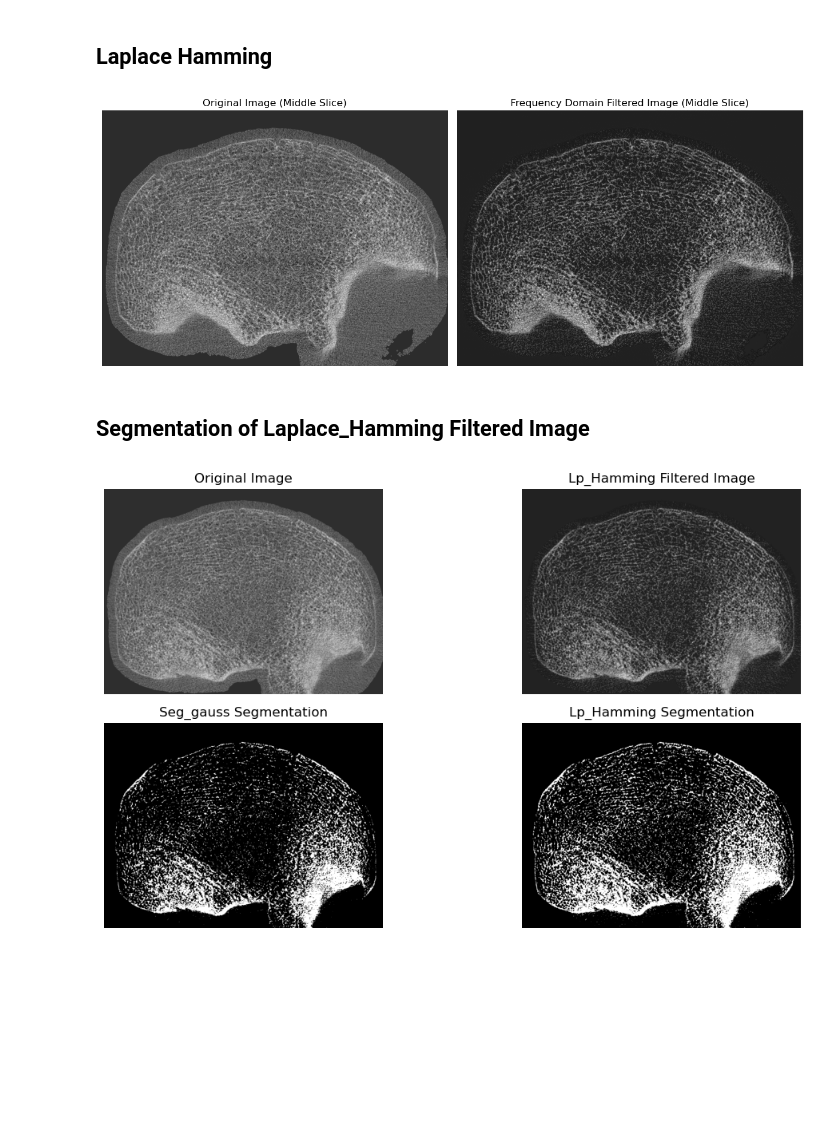
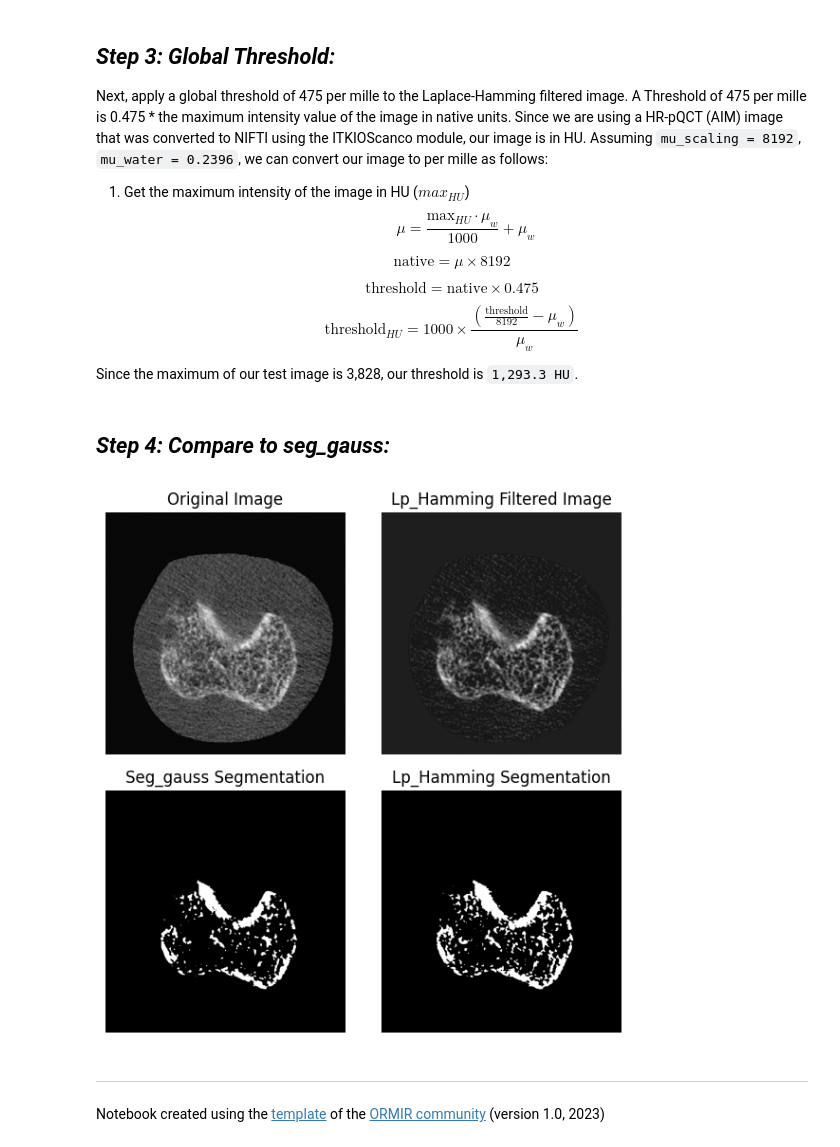
Before and after one commit to ORMIR-XCT/ORMIR_XCT, a Jupyter notebook: examples/Laplace_Hamming_Filter.ipynb, the cells around one changed output. Saved outputs shown, nothing was run; the diff lists cells and outputs as text; code cells hidden in the pictures; blank space fills up the shorter version.

Commit message:
Updated LH notebook

```diff
--- a/examples/Laplace_Hamming_Filter.ipynb
+++ b/examples/Laplace_Hamming_Filter.ipynb
@@ -35,5 +49,3 @@ sitk::ERROR: The file "D:\OneDrive - University of Calgary\DYNACT2\models\DYNACT
 # %%
-masked = sitk.Mask(image, peri)
-ipl_mask = gauss_seg(masked, 1170, 10000)
-ipl_mask_np = sitk.GetArrayFromImage(ipl_mask)
+lh_image_np = fft_laplace_hamming(gray_img_np, laplace_epsilon=0.45, lp_cut_off_freq=0.3, hamming_amp=1.0)
 # %%
@@ -60,2 +72,24 @@ plt.show()
 # %% [markdown]
-## Laplace Hamming
+<a name="seg"></a>
+## *Step 3: Global Threshold:*
+
+Next, apply a global threshold of 475 per mille to the Laplace-Hamming filtered image. A Threshold of 475 per mille is 0.475 * the maximum intensity value of the image in native units. Since we are using a HR-pQCT (AIM) image that was converted to NIFTI using the ITKIOScanco module, our image is in HU. Assuming `mu_scaling = 8192`, `mu_water = 0.2396`, we can convert our image to per mille as follows:
+
+1. Get the maximum intensity of the image in HU ($max_{HU}$)
+$$
+\mu = \frac{\text{max}_{HU} \cdot \mu_w}{1000} + \mu_w
+$$
+
+$$
+\text{native} = \mu \times 8192
+$$
+
+$$
+\text{threshold} = \text{native} \times 0.475
+$$
+
+$$
+\text{threshold}_{HU} = 1000 \times \frac{\left(\frac{\text{threshold}}{8192} - \mu_w\right)}{\mu_w}
+$$
+
+Since the maximum of our test image is 3,828, our threshold is `1,293.3 HU`.
@@ -145,23 +96,9 @@ filtered_image_np = fft_laplace_hamming(image_np, 0.45, 0.3, 1.0)
 # %%
-slice_index = image_np.shape[0] // 2
+lh_image = sitk.GetImageFromArray(lh_image_np)
+lh_image.CopyInformation(gray_img)
 
-plt.figure(figsize=(12, 6))
-
-# Plot the original image slice
-plt.subplot(1, 2, 1)
-plt.imshow(image_np[slice_index, :, :], cmap="gray")
-plt.title("Original Image (Middle Slice)")
-plt.axis("off")
-
-# Plot the filtered image slice
-plt.subplot(1, 2, 2)
-plt.imshow(filtered_image_np[slice_index, :, :], cmap="gray")
-plt.title("Frequency Domain Filtered Image (Middle Slice)")
-plt.axis("off")
-
-plt.tight_layout()
-plt.show()
+lh_seg = sitk.BinaryThreshold(lh_image, 1293, 10000, 1, 0)
+lh_seg_np = sitk.GetArrayFromImage(lh_seg)
-# %% [output]
-[figure, removed]
 # %% [markdown]
-## Segmentation of Laplace_Hamming Filtered Image
+<a name="compare"></a>
+## *Step 4: Compare to seg_gauss:*
@@ -179,33 +105,42 @@ sitk.WriteImage(seg, 'C:\\Users\\micha\\Desktop\\image_lh_seg.nii')
+# %%
+ipl_mask = seg_gauss(gray_img, 1170, 10000, value_in_range=1, value_outside_range=0,
+                     sigma=0.8, support=1, use_image_spacing=False)
+ipl_mask_np = sitk.GetArrayFromImage(ipl_mask)
 # %%
-slice_index = (image_np.shape[0] // 2)-25
+slice_index = (gray_img_np.shape[0] // 2)-25
 
-plt.figure(figsize=(12, 6))
+plt.figure(figsize=(6, 6))
 
 # Plot the original image slice
 plt.subplot(2, 2, 1)
-plt.imshow(image_np[slice_index, :, :], cmap="gray")
+plt.imshow(gray_img_np[slice_index, :, :], cmap="gray")
 plt.title("Original Image")
 plt.axis("off")
 
 # Plot the seg_gauss image
 plt.subplot(2, 2, 2)
-plt.imshow(filtered_image_np[slice_index, :, :], cmap="gray")
+plt.imshow(lh_image_np[slice_index, :, :], cmap="gray")
 plt.title("Lp_Hamming Filtered Image")
 plt.axis("off")
 
 # Plot the filtered image slice
 plt.subplot(2, 2, 3)
 plt.imshow(ipl_mask_np[slice_index, :, :], cmap="gray")
 plt.title("Seg_gauss Segmentation")
 plt.axis("off")
 
 # Plot the seg of lp_hamming
 plt.subplot(2, 2, 4)
-plt.imshow(seg_np[slice_index, :, :], cmap="gray")
+plt.imshow(lh_seg_np[slice_index, :, :], cmap="gray")
 plt.title("Lp_Hamming Segmentation")
 plt.axis("off")
 
 plt.tight_layout()
 plt.show()
 # %% [output]
-[figure, old version]
+[figure, new version]
+# %% [markdown]
+---
+<a name="attribution"></a>
+
+Notebook created using the [template](https://github.com/ORMIRcommunity/templates/blob/main/ORMIR_nb_template.ipynb) of the [ORMIR community](https://ormircommunity.github.io/) (version 1.0, 2023)
```
Also changed, not shown: parts of 12 cells of this notebook, 5 other files.
